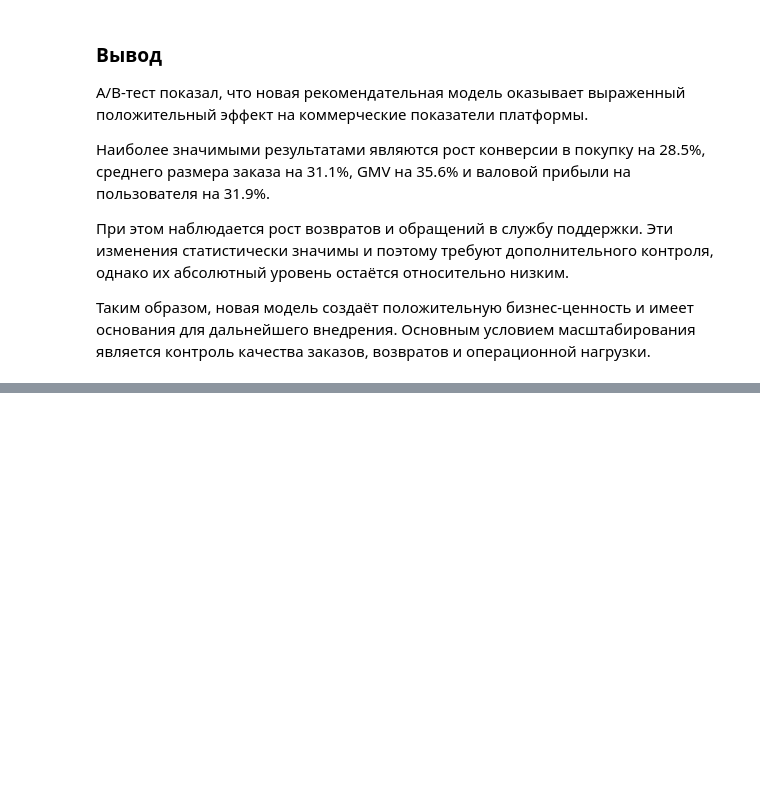
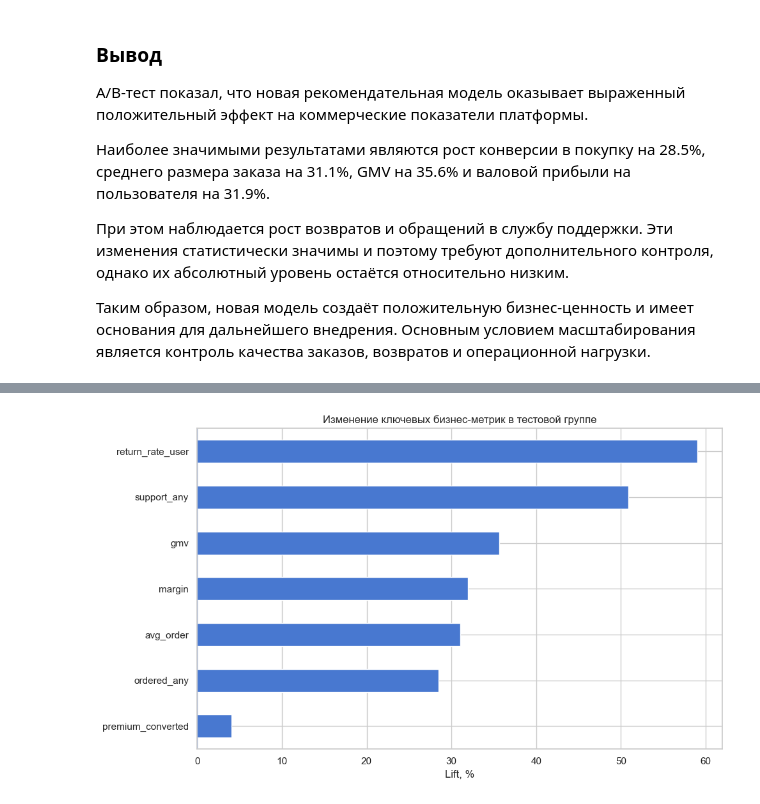
Before and after one commit to k0ist/The-Experts-Hackathon, a Jupyter notebook: The_Experts_Hackathon.ipynb, the cells around one changed output, grey strips where cells are left out. Drawn from its saved outputs; the diff is of its cells as text; code cells hidden in the pictures; blank space fills up the shorter version.

```diff
--- a/The_Experts_Hackathon.ipynb
+++ b/The_Experts_Hackathon.ipynb
@@ -1837,0 +1842,9 @@ A/B-тест показал, что новая рекомендательная
+# %%
+key_metrics = ["ordered_any", "avg_order", "gmv", "margin", "premium_converted", "return_rate_user", "support_any"]
+
+recommendation_summary = ab_results.loc[
+    key_metrics,
+    ["control_mean", "test_mean", "lift_pct", "p_value", "Значимо"]
+].copy()
+
+recommendation_summary
@@ -1837,0 +1860,19 @@ A/B-тест показал, что новая рекомендательная
+# %%
+positive_metrics = ["ordered_any", "avg_order", "gmv", "margin", "premium_converted"]
+negative_metrics = ["return_rate_user", "support_any"]
+
+recommendation_plot = pd.concat([
+    recommendation_summary.loc[positive_metrics, "lift_pct"].rename("Положительные метрики"),
+    recommendation_summary.loc[negative_metrics, "lift_pct"].rename("Риски")
+])
+
+plt.figure(figsize=(10, 6))
+recommendation_plot.sort_values().plot(kind="barh")
+plt.axvline(0, linewidth=1)
+plt.title("Изменение ключевых бизнес-метрик в тестовой группе")
+plt.xlabel("Lift, %")
+plt.ylabel("")
+plt.tight_layout()
+plt.show()
+# %% [output]
+[figure, added]
```
Also changed, not shown: parts of 10 cells of this notebook.
